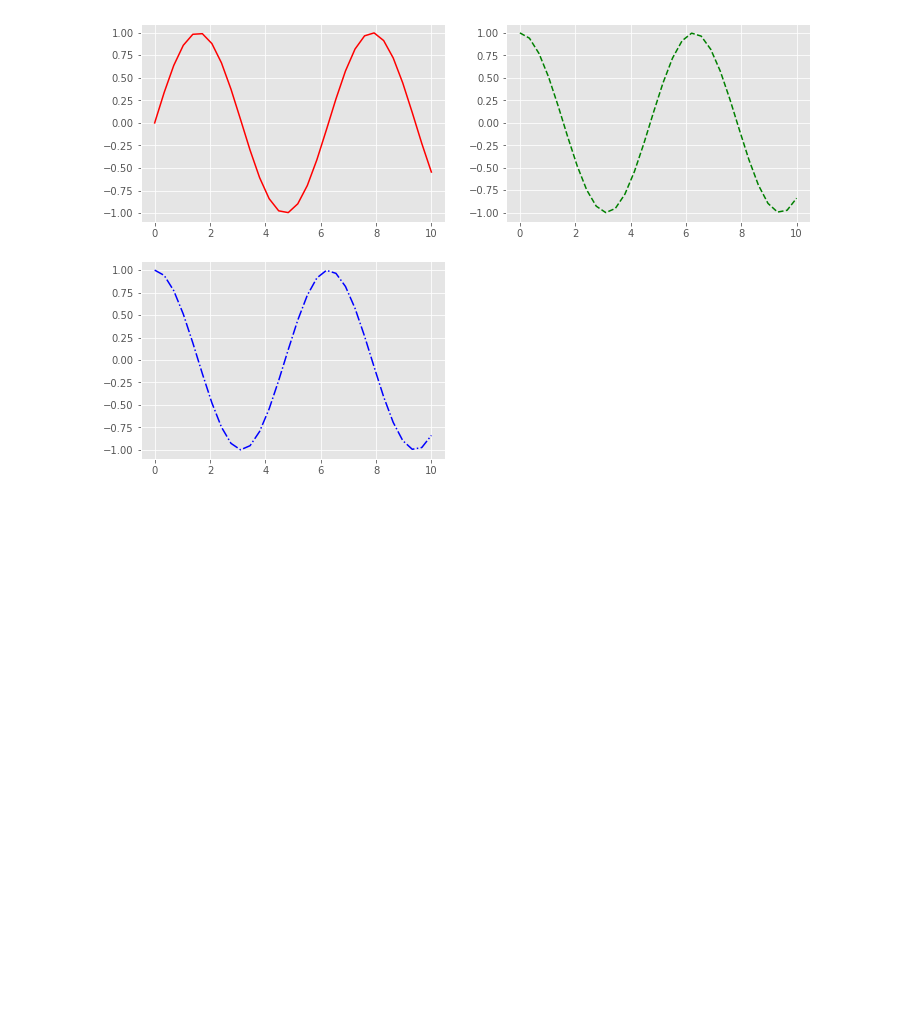
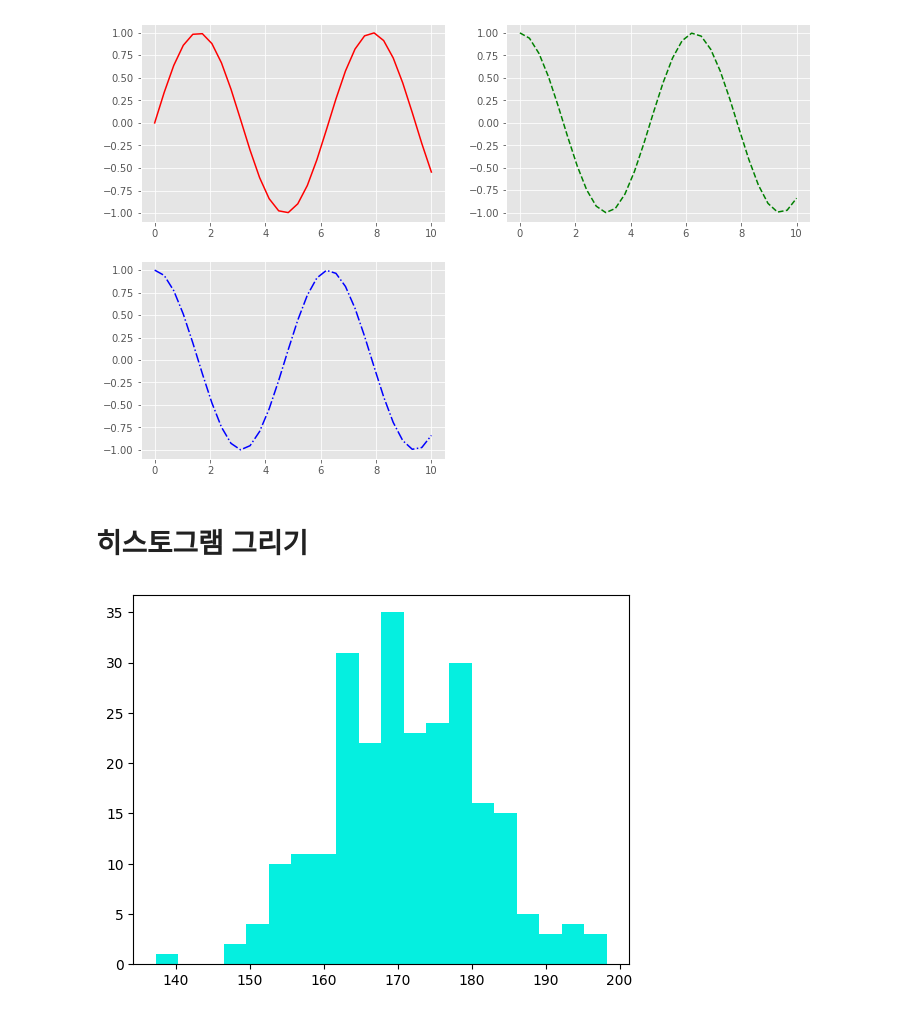
Before and after one commit to led156/SKT-FLYAI, a Jupyter notebook: 파이썬/Matplotlib.ipynb, the cells around one changed output. Drawn from its saved outputs; the diff is of its cells as text; code cells hidden in the pictures; blank space fills up the shorter version.

Commit message:
Matplotlib

```diff
--- a/파이썬/Matplotlib.ipynb
+++ b/파이썬/Matplotlib.ipynb
@@ -258,3 +258,18 @@ plt.plot(x, z, 'b-.')
 plt.show()
 # %% [output]
 [figure]
+# %% [markdown]
+# 히스토그램 그리기
+# %%
+import numpy as np
+import matplotlib.pyplot as plt
+
+x = np.random.normal(172, 10, 250)
+
+plt.hist(x, bins = 20, color='#05efe0')
+# bins : 영역을 조절
+# color : 색상
+
+plt.show()
+# %% [output]
+[figure, added]
```
Also changed, not shown: parts of 2 cells of this notebook.
